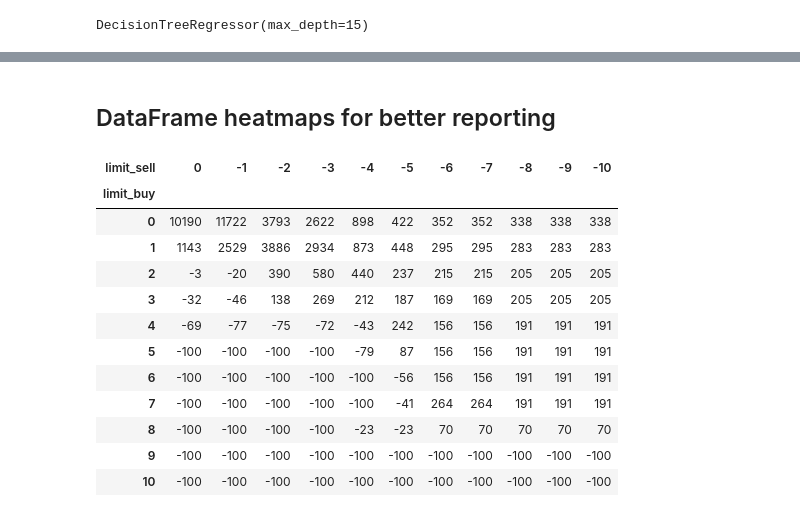
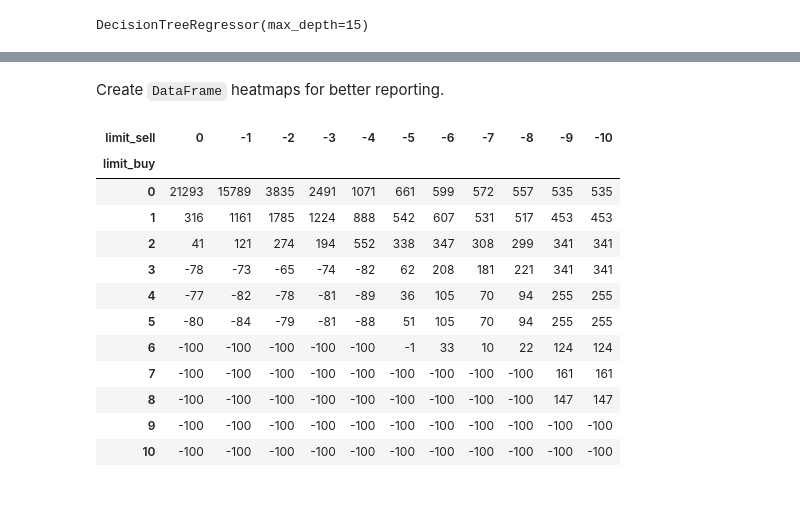
Before and after one commit to pieropls/PythonxAlgoTrading, a Jupyter notebook: 7.0.Optimizing_Strategy_Parameters.ipynb, the cells around one changed output, grey strips where cells are left out. Cells and saved outputs as stored; diff of their text form; code cells hidden in the pictures.

```diff
--- a/7.0.Optimizing_Strategy_Parameters.ipynb
+++ b/7.0.Optimizing_Strategy_Parameters.ipynb
@@ -138,0 +142,2 @@ Wall time: 2min 22s
+# %%
+df_results  = results[1].reset_index()
@@ -139,2 +147,8 @@ Wall time: 2min 22s
 # %%
-results_heatmap = results[1]
+results_mtx = df_results.pivot(
+    index='limit_buy',
+    columns='limit_sell',
+    values='Return [%]'
+)
+
+results_mtx
@@ -178,20 +169,20 @@ dff.sort_index(axis=1, ascending=False)
 # %% [markdown]
-## DataFrame heatmaps for better reporting
+Create `DataFrame` heatmaps for better reporting.
 # %%
-dff.sort_index(axis=1, ascending=False)\
+results_mtx.sort_index(axis=1, ascending=False)\
     .style.format(precision=0)\
-    .background_gradient()
+    .background_gradient(vmin=results_mtx.values.min(), vmax=results_mtx.values.max())
 # %% [output]
 | limit_sell | 0 | -1 | -2 | -3 | -4 | -5 | -6 | -7 | -8 | -9 | -10 |
 | limit_buy |  |  |  |  |  |  |  |  |  |  |  |
-| 0 | 10190 | 11722 | 3793 | 2622 | 898 | 422 | 352 | 352 | 338 | 338 | 338 |
-| 1 | 1143 | 2529 | 3886 | 2934 | 873 | 448 | 295 | 295 | 283 | 283 | 283 |
-| 2 | -3 | -20 | 390 | 580 | 440 | 237 | 215 | 215 | 205 | 205 | 205 |
-| 3 | -32 | -46 | 138 | 269 | 212 | 187 | 169 | 169 | 205 | 205 | 205 |
-| 4 | -69 | -77 | -75 | -72 | -43 | 242 | 156 | 156 | 191 | 191 | 191 |
-| 5 | -100 | -100 | -100 | -100 | -79 | 87 | 156 | 156 | 191 | 191 | 191 |
-| 6 | -100 | -100 | -100 | -100 | -100 | -56 | 156 | 156 | 191 | 191 | 191 |
-| 7 | -100 | -100 | -100 | -100 | -100 | -41 | 264 | 264 | 191 | 191 | 191 |
-| 8 | -100 | -100 | -100 | -100 | -23 | -23 | 70 | 70 | 70 | 70 | 70 |
+| 0 | 21293 | 15789 | 3835 | 2491 | 1071 | 661 | 599 | 572 | 557 | 535 | 535 |
+| 1 | 316 | 1161 | 1785 | 1224 | 888 | 542 | 607 | 531 | 517 | 453 | 453 |
+| 2 | 41 | 121 | 274 | 194 | 552 | 338 | 347 | 308 | 299 | 341 | 341 |
+| 3 | -78 | -73 | -65 | -74 | -82 | 62 | 208 | 181 | 221 | 341 | 341 |
+| 4 | -77 | -82 | -78 | -81 | -89 | 36 | 105 | 70 | 94 | 255 | 255 |
+| 5 | -80 | -84 | -79 | -81 | -88 | 51 | 105 | 70 | 94 | 255 | 255 |
+| 6 | -100 | -100 | -100 | -100 | -100 | -1 | 33 | 10 | 22 | 124 | 124 |
+| 7 | -100 | -100 | -100 | -100 | -100 | -100 | -100 | -100 | -100 | 161 | 161 |
+| 8 | -100 | -100 | -100 | -100 | -100 | -100 | -100 | -100 | -100 | 147 | 147 |
 | 9 | -100 | -100 | -100 | -100 | -100 | -100 | -100 | -100 | -100 | -100 | -100 |
 | 10 | -100 | -100 | -100 | -100 | -100 | -100 | -100 | -100 | -100 | -100 | -100 |
```
Also changed, not shown: parts of 29 cells of this notebook.
